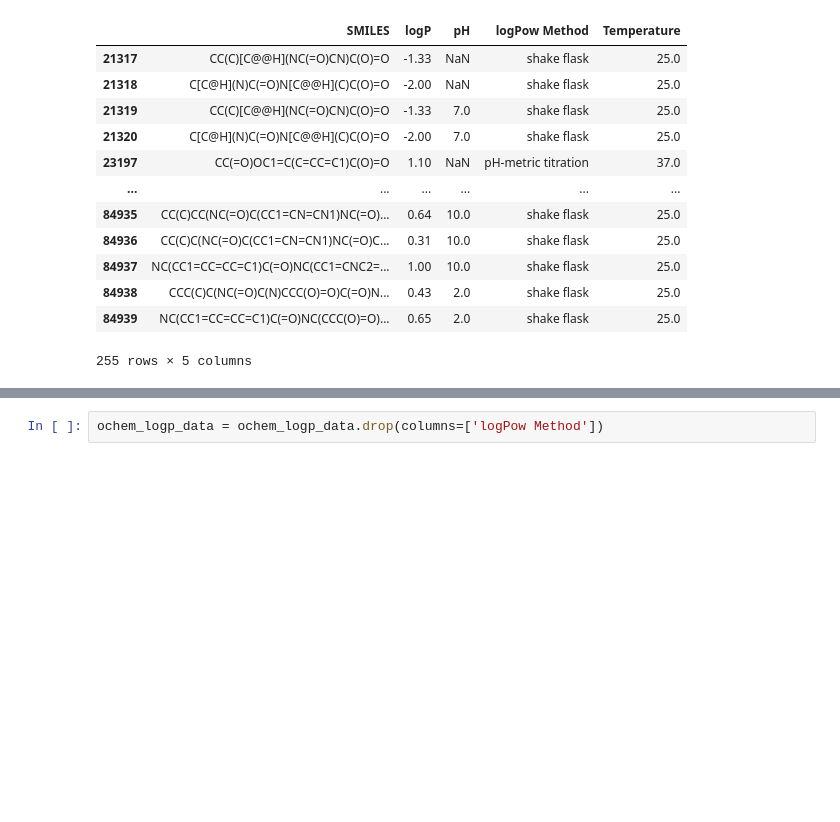
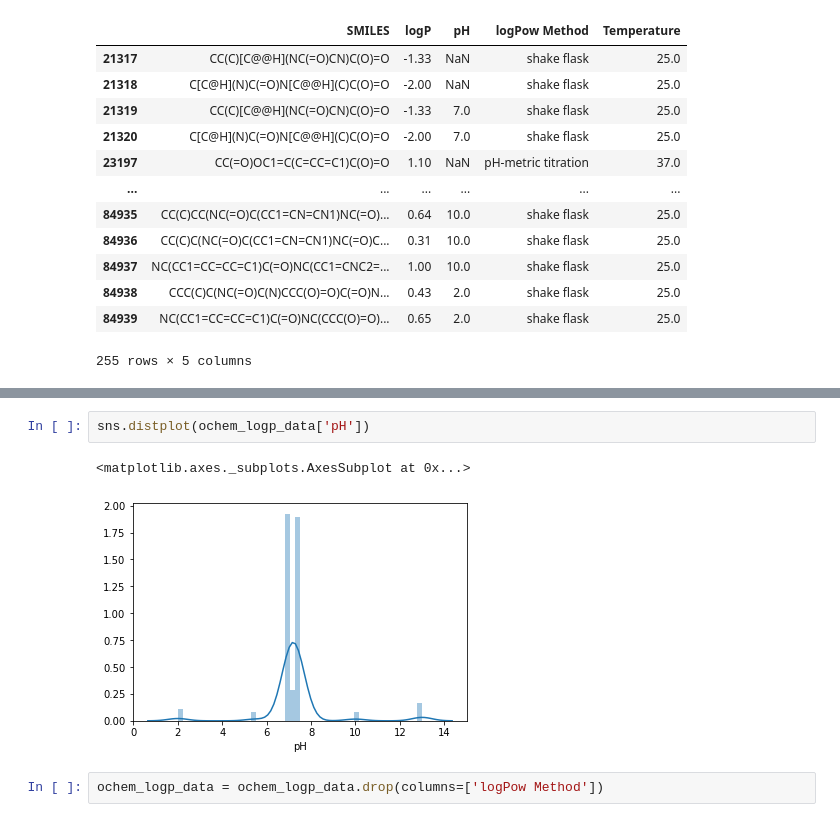
Before and after one commit to VEK239/StructGNN-lipophilicity, a Jupyter notebook: notebooks/4_eda_ochem_dataset.ipynb, the cells around one changed output, grey strips where cells are left out. Cells and saved outputs as stored; diff of their text form; blank space fills up the shorter version.

```diff
--- a/notebooks/3_eda_ochem_dataset.ipynb
+++ b/notebooks/4_eda_ochem_dataset.ipynb
@@ -204,3 +215,8 @@ ochem_logp_data[ochem_logp_data['Temperature'].notnull()]
+# %%
+sns.distplot(ochem_logp_data['pH'])
+# %% [output]
+<matplotlib.axes._subplots.AxesSubplot at 0x...>
+[figure, added]
 # %%
 ochem_logp_data = ochem_logp_data.drop(columns=['logPow Method'])
 # %%
```
Also changed, not shown: parts of 4 cells of this notebook.
